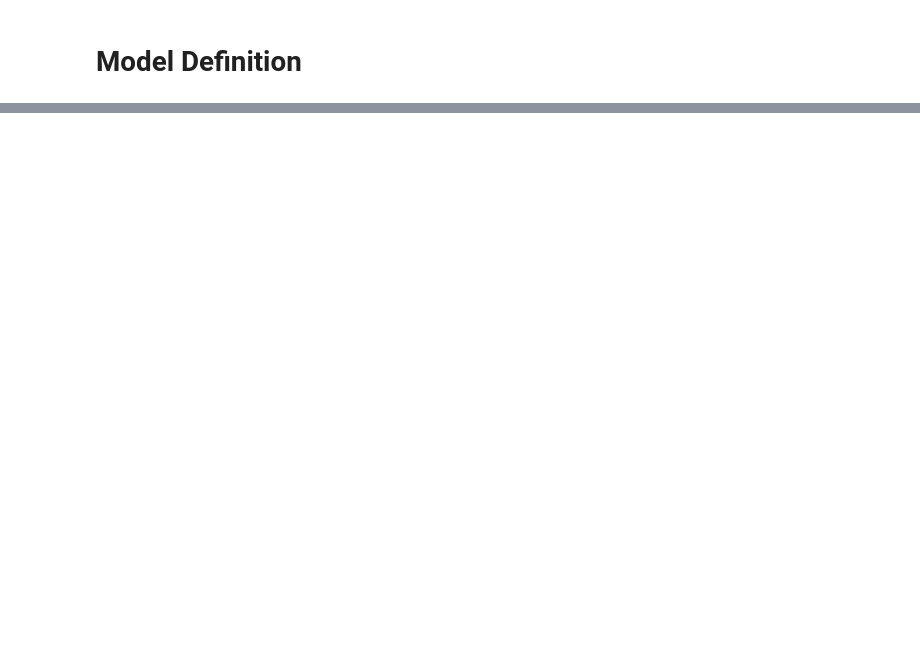
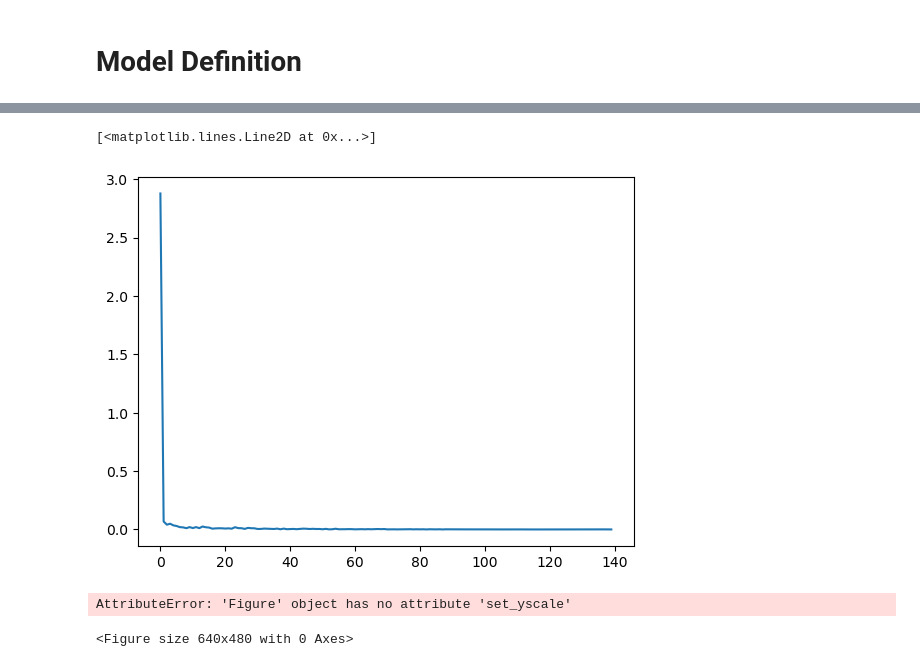
Before and after one commit to darian2003/NLP-Negation-and-Uncertainty-Detection, a Jupyter notebook: dl_preprocessing.ipynb, the cells around one changed output, grey strips where cells are left out. Drawn from its saved outputs; the diff is of its cells as text; code cells hidden in the pictures; blank space fills up the shorter version.

Commit message:
training

```diff
--- a/dl_preprocessing.ipynb
+++ b/dl_preprocessing.ipynb
@@ -748,18 +775,40 @@ class Model(nn.Module):
         weight = next(self.parameters()).data
         return weight.new(self.n_layers * 2, batch_size, self.hidden_dim).zero_(), weight.new(self.n_layers * 2, batch_size, self.hidden_dim).zero_()
 # %%
-def train(dataloader, model, batch_size, num_epochs):
+def train(dataloader, model, batch_size, num_epochs, learning_rate):
     model.train()
 
-    criterion = nn.CrossEntropyLoss()
-    optimizer = optim.Adam(model.parameters(), lr=0.001)
+    clas_weights = torch.tensor([
+        0.1,  # <pad>
+        1.0,  # <start>
+        1.0,  # <end>
+        1.0,  # <unk>
+        0.5,  # O
+        1.0,  # B-NEG
+        1.0,  # I-NEG
+        1.0,  # E-NEG
+        1.0,  # B-UNC
+        1.0,  # I-UNC
+        1.0,  # E-UNC
+        1.0,  # B-NSCO
+        1.0,  # I-NSCO
+        1.0,  # E-NSCO
+        1.0,  # B-USCO
+        1.0,  # I-USCO
+        1.0   # E-USCO
+    ])
+
+    clas_weights = clas_weights.to(device)
+
+    criterion = nn.CrossEntropyLoss(weight=clas_weights)
+    optimizer = optim.Adam(model.parameters(), lr=learning_rate)
 
     losses = []
     for epoch in range(num_epochs):
 
         for batch, (X_word, X_pos, X_char, X_casing, y) in enumerate(dataloader):
 
-            h_state, c_state = model.init_hidden(batch_size)
+            h_state, c_state = model.init_hidden(X_word.shape[0])
             h_state = h_state.to(device)
 
             if c_state is not None:
@@ -773,6 +822,9 @@ def train(dataloader, model, batch_size, num_epochs):
             X_casing = X_casing.to(device)
             y = y.to(device)
             optimizer.zero_grad()
+
+            # Find largest value from X_pos
+            max_pos = torch.max(X_pos)
 
             y_pred, h_state, c_state = model((X_char, X_pos, X_word, X_casing),  h_state, c_state) # in LSTM we have a cell state and a hidden state
 
@@ -798,11 +850,11 @@ embedding_dim_ch_pos = 50
 embedding_dim = 300
 hidden_dim = 128
 n_layers = 1
-tag_dim = 13
+tag_dim = len(tag_vocab.word2ind)
 drop_prob= 0.4
-num_epochs = 30
-13
+num_epochs = 20
+learning_rate = 0.0001
 
 model = Model(vocab_dim_ch,vocab_dim_pos,vocab_dim_word, longest_sentence, max_Xch_len,len_X_casing, embedding_dim_ch_pos,embedding_dim, hidden_dim, n_layers,tag_dim, drop_prob).to(device)
-losses = train(train_dataloader, model, batch_size, num_epochs)
+losses = train(train_dataloader, model, batch_size, num_epochs, learning_rate)
 # %% [output]
@@ -811 +878,15 @@ KeyboardInterrupt:
+# %%
+# Plot the losses
+plt.plot(losses)
+# %% [output]
+[<matplotlib.lines.Line2D at 0x...>]
+[figure, added]
+# %%
+# Log scale losses
+ax = plt.figure()
+ax.set_yscale('log')
+plt.plot(losses)
+# %% [output]
+AttributeError: 'Figure' object has no attribute 'set_yscale'
+<Figure size 640x480 with 0 Axes>
 # %%
```
Also changed, not shown: parts of 21 cells of this notebook.
